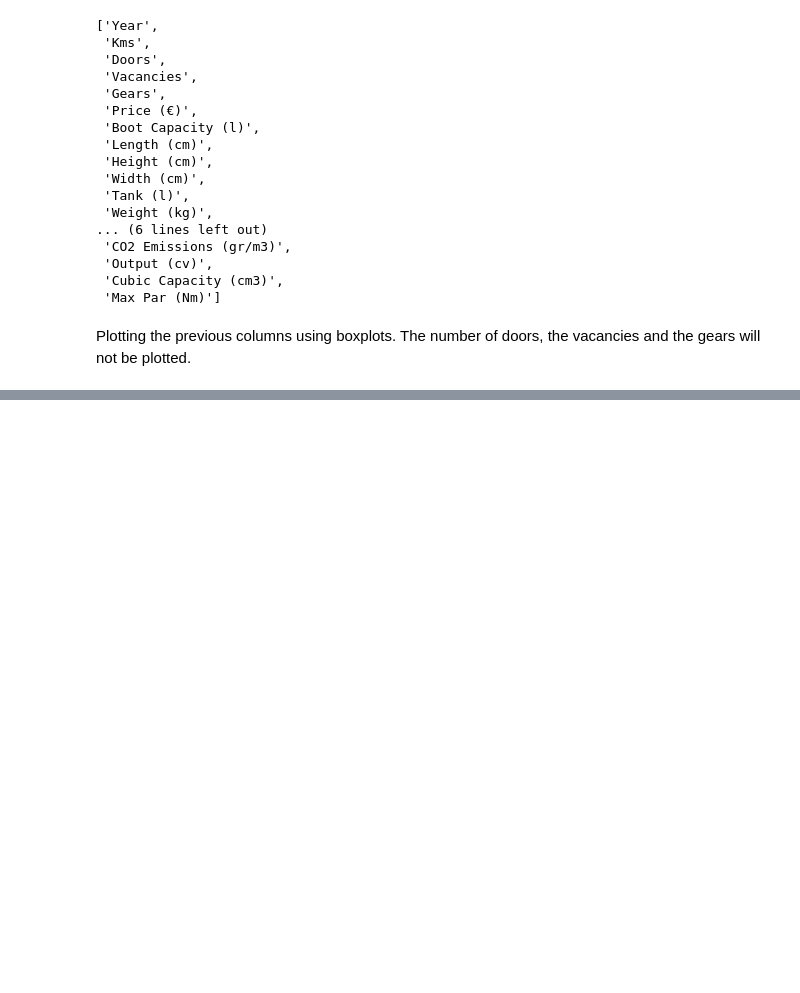
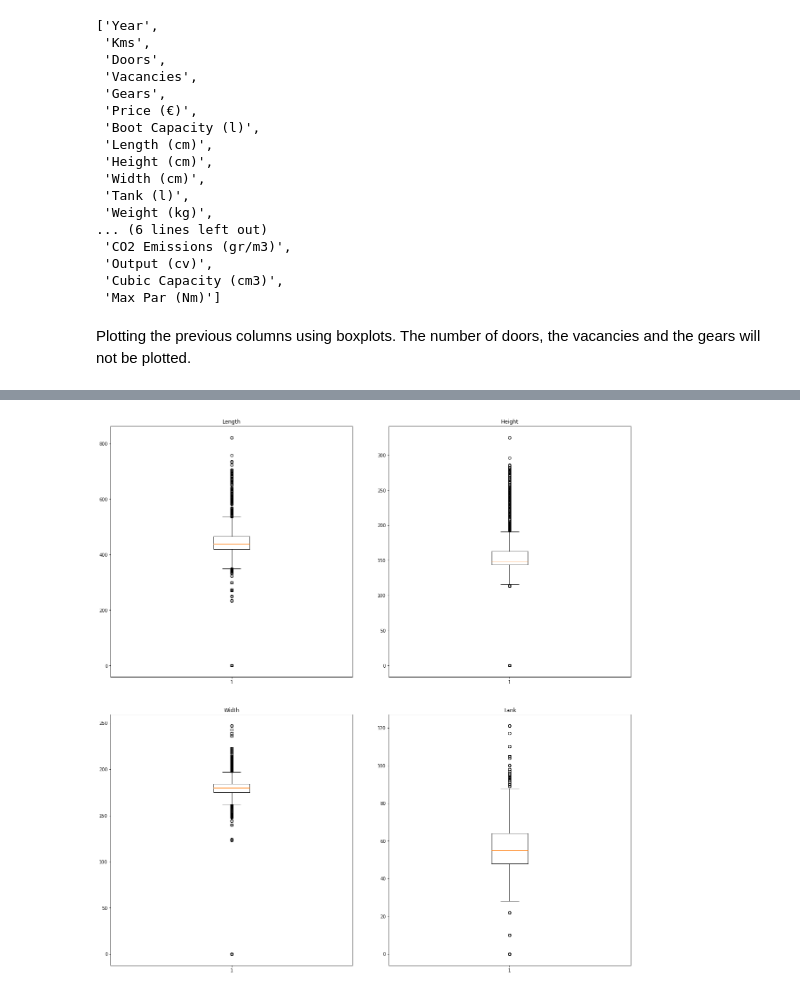
Before and after one commit to seugarte/TFM-MasterDS, a Jupyter notebook: Proccess_TFM.ipynb, the cells around one changed output, grey strips where cells are left out. Saved outputs shown, nothing was run; the diff lists cells and outputs as text; code cells hidden in the pictures; blank space fills up the shorter version.

```diff
--- a/Proccess_TFM.ipynb
+++ b/Proccess_TFM.ipynb
@@ -771,0 +710,25 @@ fig.remove?
+# %%
+fig, axs = plt.subplots(2,2)
+
+# Length (cm)
+axs[0, 0].boxplot(cars_df["Length (cm)"])
+axs[0, 0].set_title('Length')
+
+# Height
+axs[0, 1].boxplot(cars_df["Height (cm)"])
+axs[0, 1].set_title('Height')
+
+# Width
+axs[1, 0].boxplot(cars_df["Width (cm)"])
+axs[1, 0].set_title('Width')
+
+# Tank
+axs[1, 1].boxplot(cars_df["Tank (l)"])
+axs[1, 1].set_title('Tank')
+
+fig.subplots_adjust(left=0.08, right=0.9, bottom=0.05, top=0.9,
+                    hspace=0.15, wspace=0.15)
+
+fig.set_size_inches(20, 20)
+# %% [output]
+[figure, added]
```
Also changed, not shown: parts of 5 cells of this notebook.
